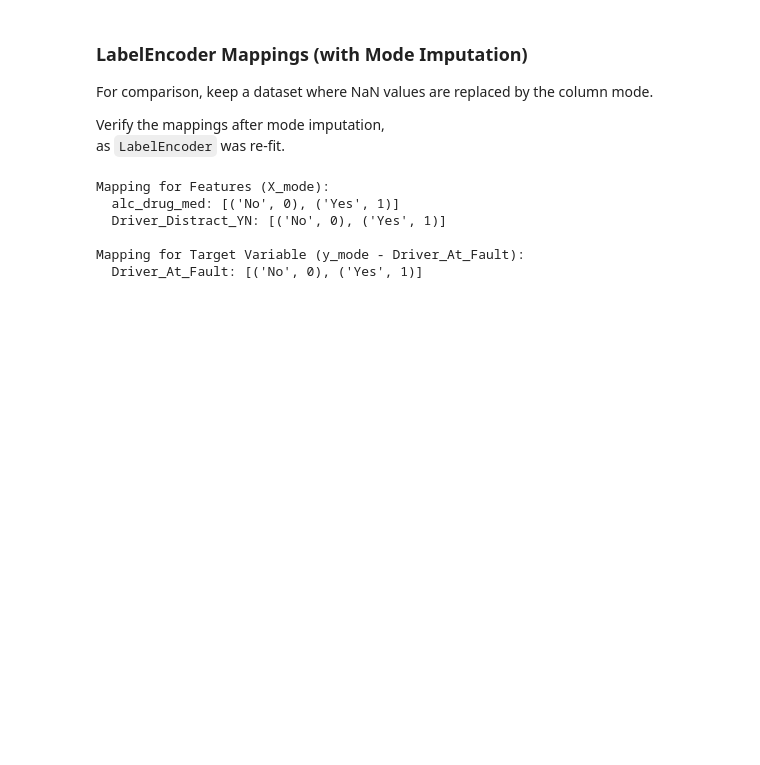
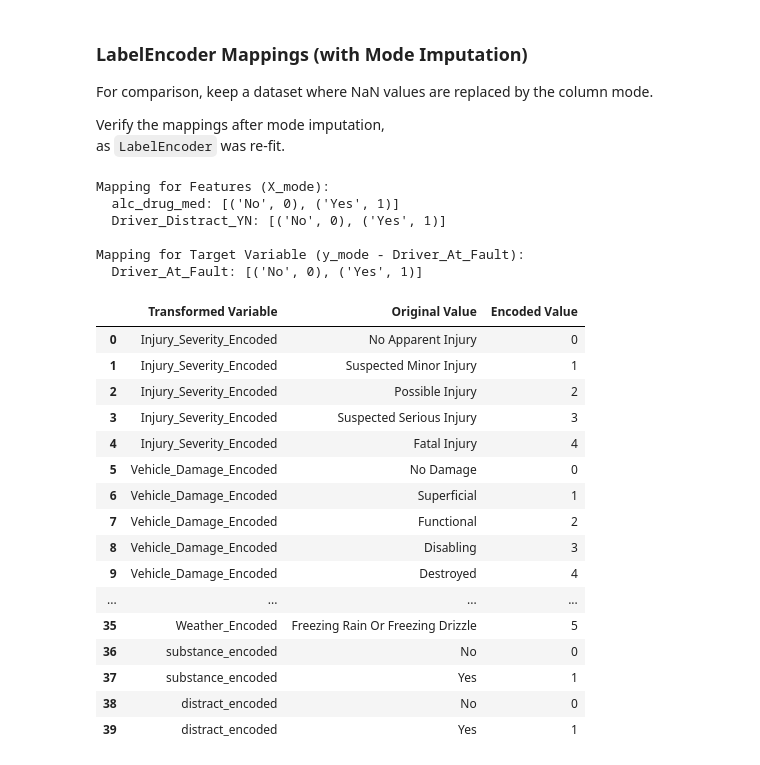
Before and after one commit to Alissa-Ouspen/data201_alissa, a Jupyter notebook: final/crash_df_encoding.ipynb, the cells around one changed output. Saved outputs shown, nothing was run; the diff lists cells and outputs as text; code cells hidden in the pictures; blank space fills up the shorter version.

```diff
--- a/final/crash_df_encoding.ipynb
+++ b/final/crash_df_encoding.ipynb
@@ -318,3 +318,90 @@ Mapping for Features (X_mode):
 
 Mapping for Target Variable (y_mode - Driver_At_Fault):
   Driver_At_Fault: [('No', 0), ('Yes', 1)]
+# %%
+encoding_summary = []
+
+# Injury_Severity
+for original_val, encoded_val in injury_severity_mapping.items():
+    encoding_summary.append({
+        'Transformed Variable': 'Injury_Severity_Encoded',
+        'Original Value': original_val,
+        'Encoded Value': encoded_val
+    })
+
+# Vehicle_Damage
+for original_val, encoded_val in vehicle_damage_mapping.items():
+    encoding_summary.append({
+        'Transformed Variable': 'Vehicle_Damage_Encoded',
+        'Original Value': original_val,
+        'Encoded Value': encoded_val
+    })
+encoding_summary.append({
+    'Transformed Variable': 'Vehicle_Damage_Encoded',
+    'Original Value': 'Vehicle Not at Scene',
+    'Encoded Value': 'NaN' # Representing the replacement with NaN
+})
+
+# Surface_Condition
+for original_val, encoded_val in surface_condition_mapping.items():
+    encoding_summary.append({
+        'Transformed Variable': 'Surface_Condition_Encoded',
+        'Original Value': original_val,
+        'Encoded Value': encoded_val
+    })
+
+# Ambient_Light
+for original_val, encoded_val in ambient_light_mapping.items():
+    encoding_summary.append({
+        'Transformed Variable': 'Ambient_Light_Encoded',
+        'Original Value': original_val,
+        'Encoded Value': encoded_val
+    })
+
+# Weather
+for original_val, encoded_val in weather_mapping.items():
+    encoding_summary.append({
+        'Transformed Variable': 'Weather_Encoded',
+        'Original Value': original_val,
+        'Encoded Value': encoded_val
+    })
+
+# alc_drug_med
+for original_val, encoded_val in alc_drug_med_mapping.items():
+    encoding_summary.append({
+        'Transformed Variable': 'substance_encoded',
+        'Original Value': original_val,
+        'Encoded Value': encoded_val
+    })
+
+# Driver_Distract_YN
+for original_val, encoded_val in driver_distract_yn_mapping.items():
+    encoding_summary.append({
+        'Transformed Variable': 'distract_encoded',
+        'Original Value': original_val,
+        'Encoded Value': encoded_val
+    })
+
+
+# Create a DataFrame from the summary
+encoding_df = pd.DataFrame(encoding_summary)
+
+display(encoding_df)
+# %% [output]
+|  | Transformed Variable | Original Value | Encoded Value |
+| 0 | Injury_Severity_Encoded | No Apparent Injury | 0 |
+| 1 | Injury_Severity_Encoded | Suspected Minor Injury | 1 |
+| 2 | Injury_Severity_Encoded | Possible Injury | 2 |
+| 3 | Injury_Severity_Encoded | Suspected Serious Injury | 3 |
+| 4 | Injury_Severity_Encoded | Fatal Injury | 4 |
+| 5 | Vehicle_Damage_Encoded | No Damage | 0 |
+| 6 | Vehicle_Damage_Encoded | Superficial | 1 |
+| 7 | Vehicle_Damage_Encoded | Functional | 2 |
+| 8 | Vehicle_Damage_Encoded | Disabling | 3 |
+| 9 | Vehicle_Damage_Encoded | Destroyed | 4 |
+| ... | ... | ... | ... |
+| 35 | Weather_Encoded | Freezing Rain Or Freezing Drizzle | 5 |
+| 36 | substance_encoded | No | 0 |
+| 37 | substance_encoded | Yes | 1 |
+| 38 | distract_encoded | No | 0 |
+| 39 | distract_encoded | Yes | 1 |
```
Also changed, not shown: parts of 2 cells of this notebook, 4 other files.
